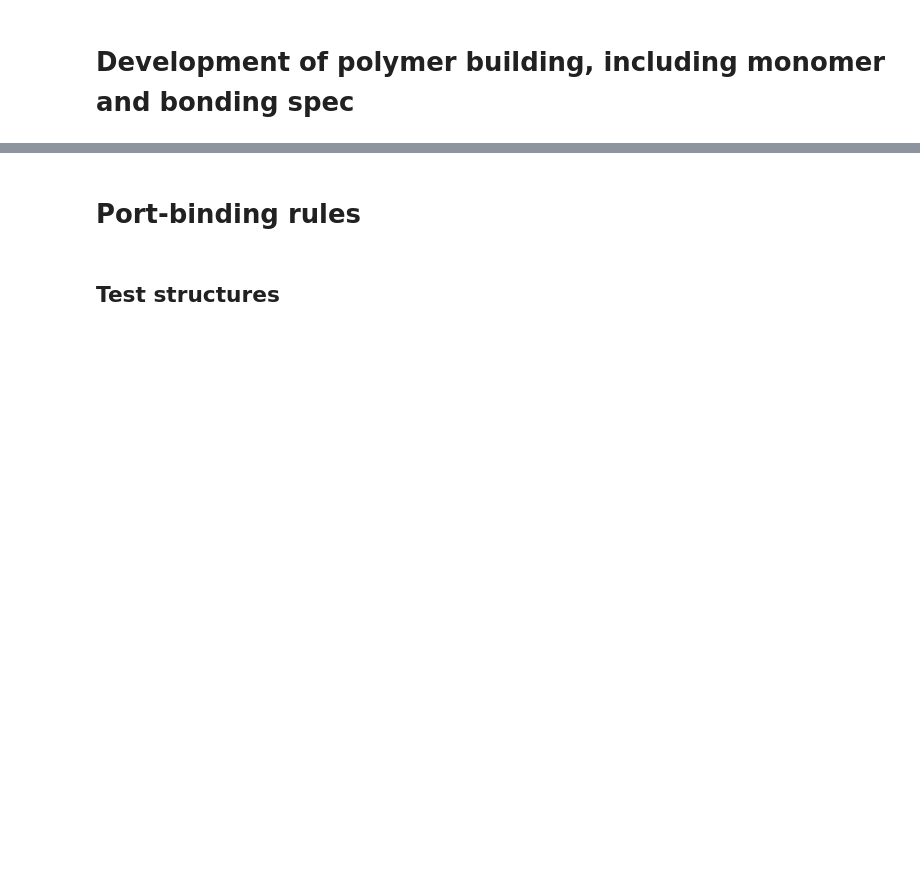
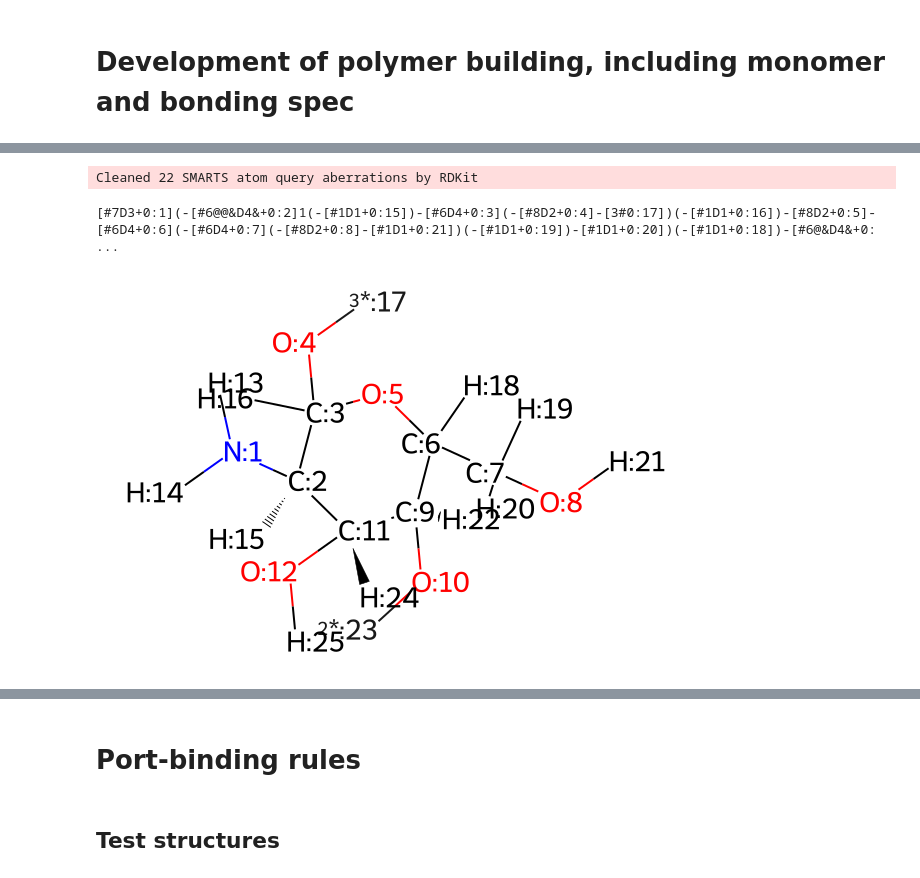
Before and after one commit to timbernat/polymer_workbench, a Jupyter notebook: polybuild_dev.ipynb, the cells around one changed output, grey strips where cells are left out. Saved outputs shown, nothing was run; the diff lists cells and outputs as text; code cells hidden in the pictures; blank space fills up the shorter version.

```diff
--- a/polybuild_dev.ipynb
+++ b/polybuild_dev.ipynb
@@ -15,0 +67,10 @@ from polymerist.genutils.decorators.functional import optional_in_place
+# %%
+base_smarts = Chem.MolToSmarts(FULL_SMILES_MOL)
+spec_smarts = specification.compliant_mol_SMARTS(base_smarts)
+monomer = Chem.MolFromSmarts(spec_smarts)
+print(spec_smarts)
+display(monomer)
+# %% [output]
+Cleaned 22 SMARTS atom query aberrations by RDKit
+[#7D3+0:1](-[#6@@&D4&+0:2]1(-[#1D1+0:15])-[#6D4+0:3](-[#8D2+0:4]-[3#0:17])(-[#1D1+0:16])-[#8D2+0:5]-[#6D4+0:6](-[#6D4+0:7](-[#8D2+0:8]-[#1D1+0:21])(-[#1D1+0:19])-[#1D1+0:20])(-[#1D1+0:18])-[#6@&D4&+0: ...
+[figure, added]
```
Also changed, not shown: parts of 20 cells of this notebook, 1 other file.
